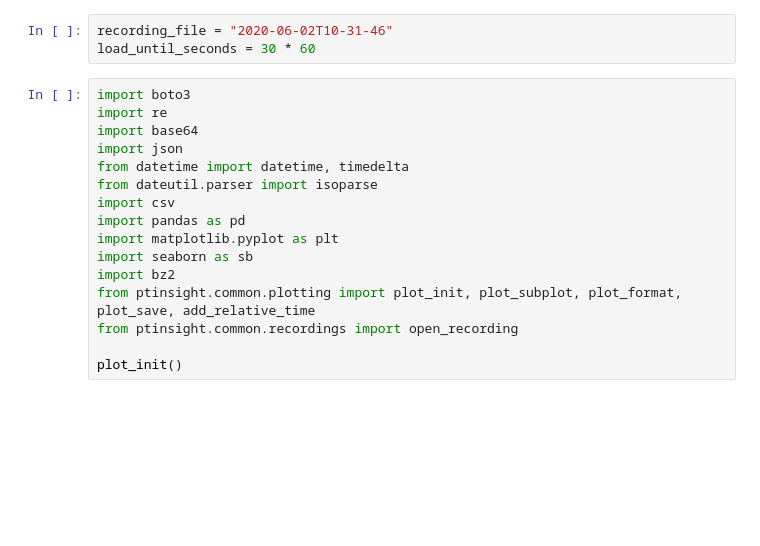
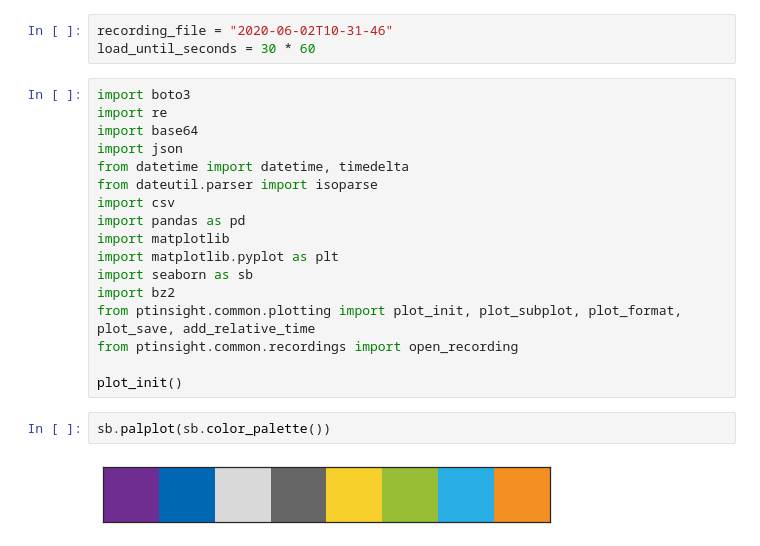
Before and after one commit to DominikStiller/ptinsight, a Jupyter notebook: app/analysis/inputs/inputs.ipynb, the cells around one changed output. Drawn from its saved outputs; the diff is of its cells as text; blank space fills up the shorter version.

```diff
--- a/app/analysis/inputs/inputs.ipynb
+++ b/app/analysis/inputs/inputs.ipynb
@@ -12,6 +12,7 @@ from datetime import datetime, timedelta
 from dateutil.parser import isoparse
 import csv
 import pandas as pd
+import matplotlib
 import matplotlib.pyplot as plt
 import seaborn as sb
 import bz2
@@ -19,6 +20,10 @@ from ptinsight.common.plotting import plot_init, plot_subplot, plot_format, plot
 from ptinsight.common.recordings import open_recording
 
 plot_init()
+# %%
+sb.palplot(sb.color_palette())
+# %% [output]
+[figure, added]
 # %%
 def load_timestamps():
     csv_writer = csv.writer(open(
```
Also changed, not shown: parts of 8 cells of this notebook, 20 other files.
